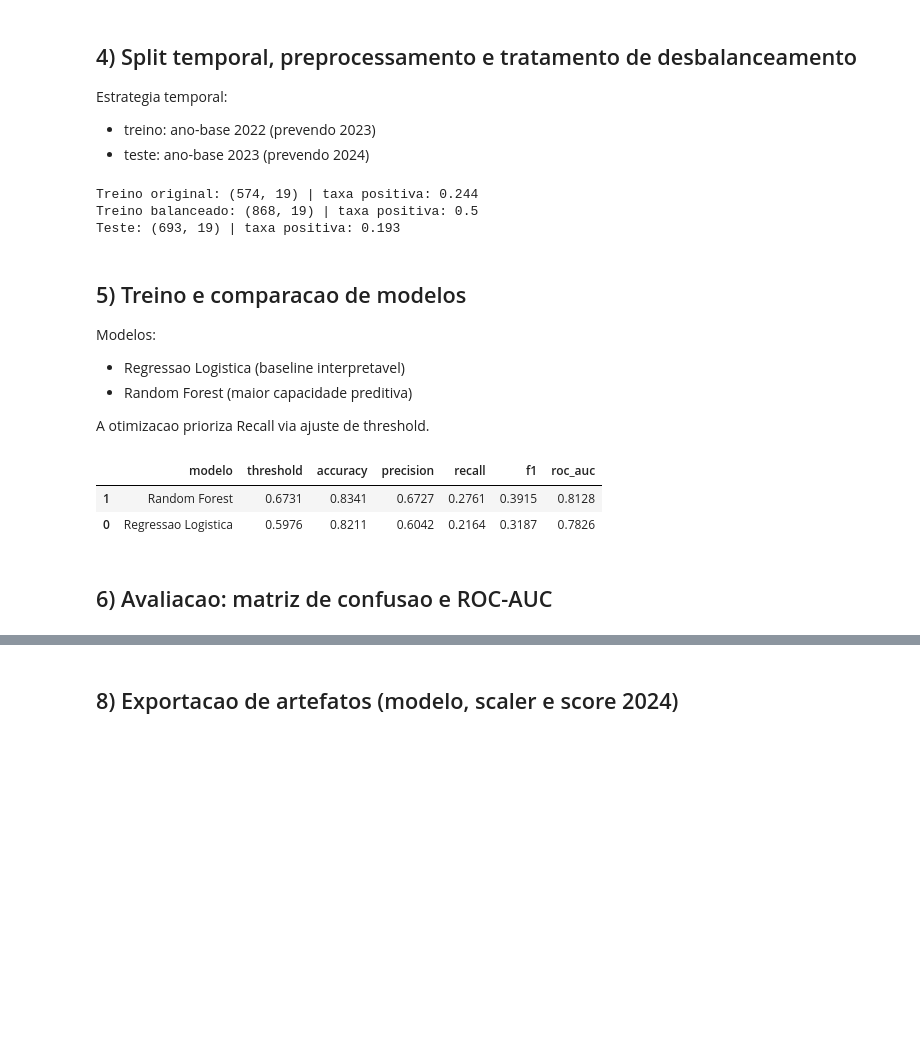
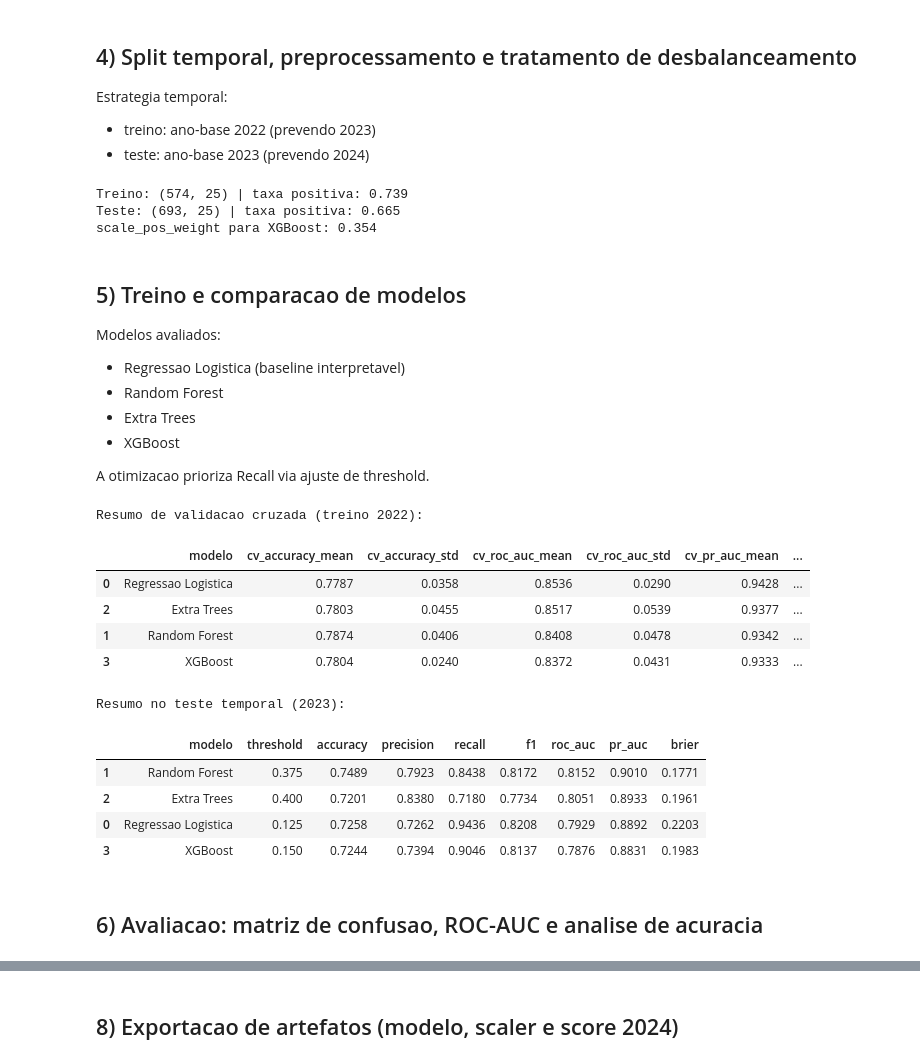
Before and after one commit to marcosfreitas-tech/tech_desafio_fase5, a Jupyter notebook: scripts/2_Modelo_Preditivo.ipynb, the cells around one changed output, grey strips where cells are left out. Drawn from its saved outputs; the diff is of its cells as text; code cells hidden in the pictures; blank space fills up the shorter version.

Commit message:
ajuste eda e modelos

```diff
--- a/scripts/2_Modelo_Preditivo.ipynb
+++ b/scripts/2_Modelo_Preditivo.ipynb
@@ -16,6 +16,7 @@ import pandas as pd
 import plotly.express as px
 import plotly.graph_objects as go
 
+from IPython.display import Markdown, display
 from sklearn.compose import ColumnTransformer
 from sklearn.impute import KNNImputer, SimpleImputer
 from sklearn.linear_model import LogisticRegression
@@ -36,9 +37,11 @@ from sklearn.model_selection import StratifiedKFold, cross_val_predict, cross_va
 from sklearn.pipeline import Pipeline
 from sklearn.preprocessing import OneHotEncoder, StandardScaler
 from sklearn.ensemble import ExtraTreesClassifier, RandomForestClassifier
+from xgboost import XGBClassifier
 
 warnings.filterwarnings("ignore")
 px.defaults.template = "plotly_white"
+pd.set_option("display.max_columns", 200)
 
 
 def detect_project_root(start=None):
@@ -455,8 +458,11 @@ y_train = train_df["risco_defasagem_t1"].astype(int)
 X_test = test_df[feature_columns].copy()
 y_test = test_df["risco_defasagem_t1"].astype(int)
 
+scale_pos_weight = float((y_train == 0).sum() / max((y_train == 1).sum(), 1))
+
 print("Treino:", X_train.shape, "| taxa positiva:", round(y_train.mean(), 3))
 print("Teste:", X_test.shape, "| taxa positiva:", round(y_test.mean(), 3))
+print("scale_pos_weight para XGBoost:", round(scale_pos_weight, 3))
 
 numeric_pipeline = Pipeline(
     steps=[
@@ -480,15 +486,17 @@ preprocessor = ColumnTransformer(
 
 cv = StratifiedKFold(n_splits=N_FOLDS, shuffle=True, random_state=RANDOM_STATE)
 # %% [output]
-Treino original: (574, 19) | taxa positiva: 0.244
-Treino balanceado: (868, 19) | taxa positiva: 0.5
-Teste: (693, 19) | taxa positiva: 0.193
+Treino: (574, 25) | taxa positiva: 0.739
+Teste: (693, 25) | taxa positiva: 0.665
+scale_pos_weight para XGBoost: 0.354
 # %% [markdown]
 ## 5) Treino e comparacao de modelos
 
-Modelos:
+Modelos avaliados:
 - Regressao Logistica (baseline interpretavel)
-- Random Forest (maior capacidade preditiva)
+- Random Forest
+- Extra Trees
+- XGBoost
 
 A otimizacao prioriza Recall via ajuste de threshold.
 # %%
@@ -513,6 +521,22 @@ models = {
         class_weight="balanced",
         random_state=RANDOM_STATE,
         n_jobs=1,
+    ),
+    "XGBoost": XGBClassifier(
+        n_estimators=700,
+        max_depth=4,
+        learning_rate=0.04,
+        subsample=0.9,
+        colsample_bytree=0.8,
+        min_child_weight=3,
+        reg_alpha=0.2,
+        reg_lambda=1.2,
+        objective="binary:logistic",
+        eval_metric="logloss",
+        scale_pos_weight=scale_pos_weight,
+        random_state=RANDOM_STATE,
+        n_jobs=1,
+        tree_method="hist",
     ),
 }
 
@@ -621,38 +645,47 @@ for model_name, estimator in models.items():
         "metrics": metrics,
         "test_prob": test_prob,
         "oof_prob": oof_prob,
         "threshold_table": threshold_table,
     }
 
 cv_metrics_table = pd.DataFrame(cv_rows).sort_values(["cv_pr_auc_mean", "cv_recall_mean"], ascending=False)
 metrics_table = pd.DataFrame(
     [
         {
             "modelo": name,
             "threshold": result["threshold"],
             "accuracy": result["metrics"]["accuracy"],
             "precision": result["metrics"]["precision"],
             "recall": result["metrics"]["recall"],
             "f1": result["metrics"]["f1"],
             "roc_auc": result["metrics"]["roc_auc"],
             "pr_auc": result["metrics"]["pr_auc"],
             "brier": result["metrics"]["brier"],
         }
         for name, result in results.items()
     ]
 ).sort_values(["pr_auc", "recall", "roc_auc"], ascending=False)
 
 print("Resumo de validacao cruzada (treino 2022):")
 display(cv_metrics_table.round(4))
 
 print("Resumo no teste temporal (2023):")
 display(metrics_table.round(4))
 # %% [output]
+Resumo de validacao cruzada (treino 2022):
-|  | modelo | threshold | accuracy | precision | recall | f1 | roc_auc |
-| 1 | Random Forest | 0.6731 | 0.8341 | 0.6727 | 0.2761 | 0.3915 | 0.8128 |
-| 0 | Regressao Logistica | 0.5976 | 0.8211 | 0.6042 | 0.2164 | 0.3187 | 0.7826 |
+|  | modelo | cv_accuracy_mean | cv_accuracy_std | cv_roc_auc_mean | cv_roc_auc_std | cv_pr_auc_mean | ... |
+| 0 | Regressao Logistica | 0.7787 | 0.0358 | 0.8536 | 0.0290 | 0.9428 | ... |
+| 2 | Extra Trees | 0.7803 | 0.0455 | 0.8517 | 0.0539 | 0.9377 | ... |
+| 1 | Random Forest | 0.7874 | 0.0406 | 0.8408 | 0.0478 | 0.9342 | ... |
+| 3 | XGBoost | 0.7804 | 0.0240 | 0.8372 | 0.0431 | 0.9333 | ... |
+Resumo no teste temporal (2023):
+|  | modelo | threshold | accuracy | precision | recall | f1 | roc_auc | pr_auc | brier |
+| 1 | Random Forest | 0.375 | 0.7489 | 0.7923 | 0.8438 | 0.8172 | 0.8152 | 0.9010 | 0.1771 |
+| 2 | Extra Trees | 0.400 | 0.7201 | 0.8380 | 0.7180 | 0.7734 | 0.8051 | 0.8933 | 0.1961 |
+| 0 | Regressao Logistica | 0.125 | 0.7258 | 0.7262 | 0.9436 | 0.8208 | 0.7929 | 0.8892 | 0.2203 |
+| 3 | XGBoost | 0.150 | 0.7244 | 0.7394 | 0.9046 | 0.8137 | 0.7876 | 0.8831 | 0.1983 |
 # %% [markdown]
-## 6) Avaliacao: matriz de confusao e ROC-AUC
+## 6) Avaliacao: matriz de confusao, ROC-AUC e analise de acuracia
 # %%
 for model_name, result in results.items():
     y_pred = result["metrics"]["y_pred"]
```
Also changed, not shown: parts of 6 cells of this notebook, 14 other files.
